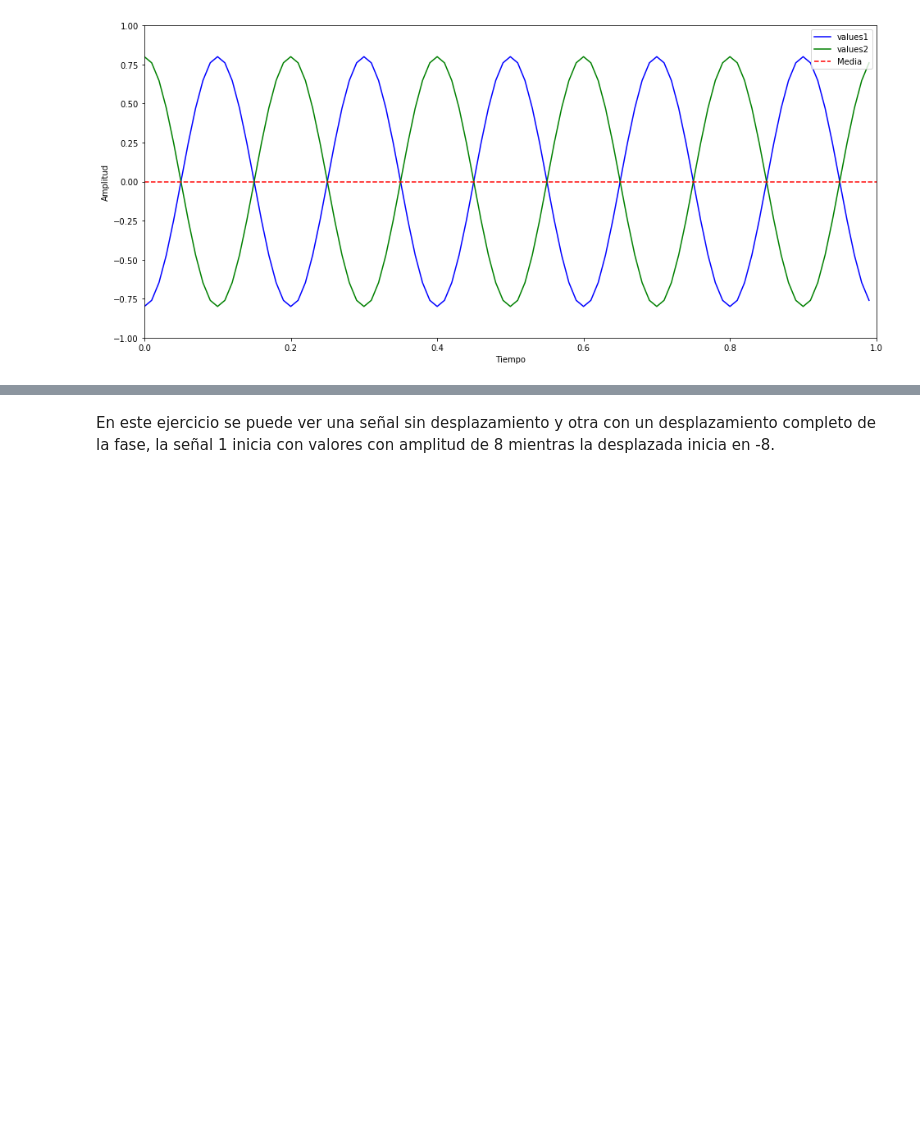
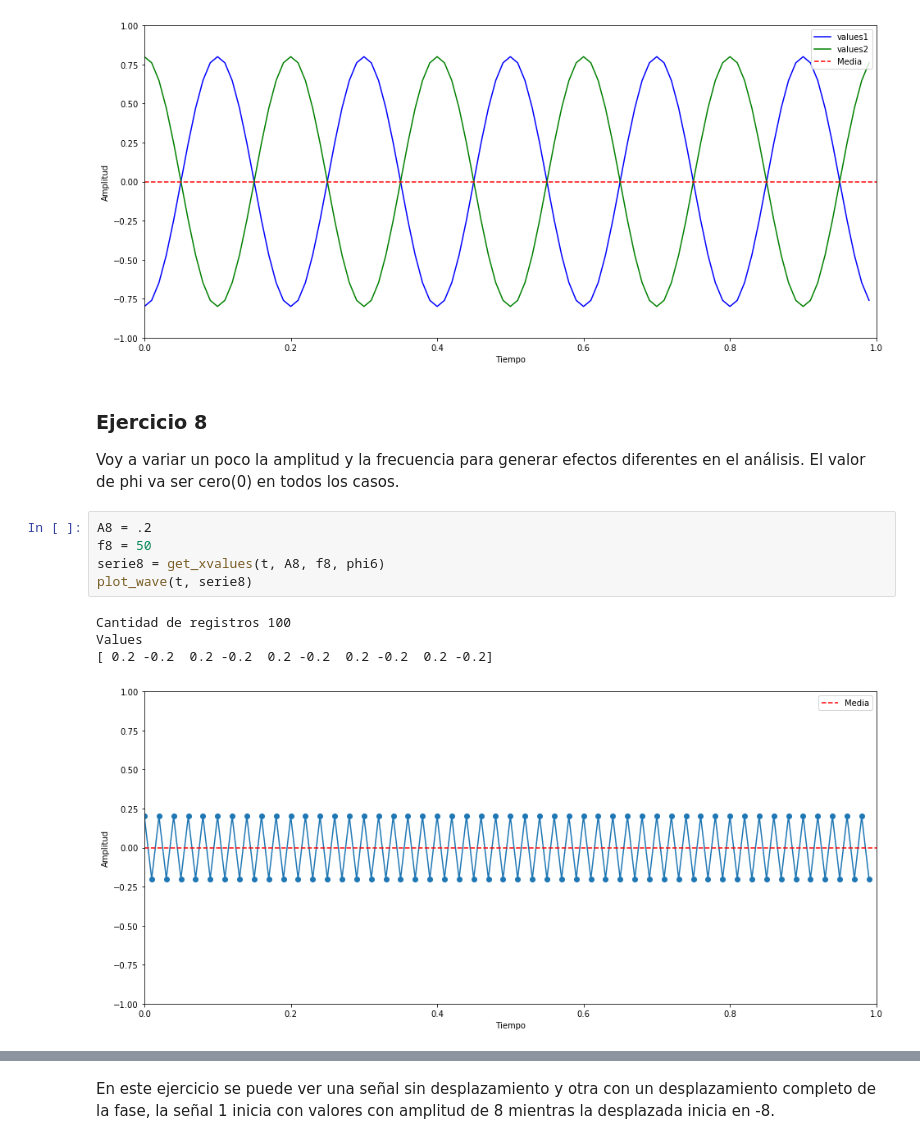
Before and after one commit to avelezd/arimamodel_tsforecasting, a Jupyter notebook: notebooks/02_timeseries_experiments/sinusoidal_timeseries.ipynb, the cells around one changed output, grey strips where cells are left out. Cells and saved outputs as stored; diff of their text form; blank space fills up the shorter version.

```diff
--- a/notebooks/02_timeseries_experiments/sinusoidal_timeseries.ipynb
+++ b/notebooks/02_timeseries_experiments/sinusoidal_timeseries.ipynb
@@ -185,3 +185,16 @@ Values
   2.47213595e-01  4.89858720e-17 -2.47213595e-01 -4.70228202e-01
  -6.47213595e-01 -7.60845213e-01]
 [figure]
+# %% [markdown]
+### Ejercicio 8
+Voy a variar un poco la amplitud y la frecuencia para generar efectos diferentes en el análisis. El valor de phi va ser cero(0) en todos los casos.
+# %%
+A8 = .2
+f8 = 50
+serie8 = get_xvalues(t, A8, f8, phi6)
+plot_wave(t, serie8)
+# %% [output]
+Cantidad de registros 100
+Values
+[ 0.2 -0.2  0.2 -0.2  0.2 -0.2  0.2 -0.2  0.2 -0.2]
+[figure, added]
```
Also changed, not shown: parts of 80 cells of this notebook, 1 other file.
